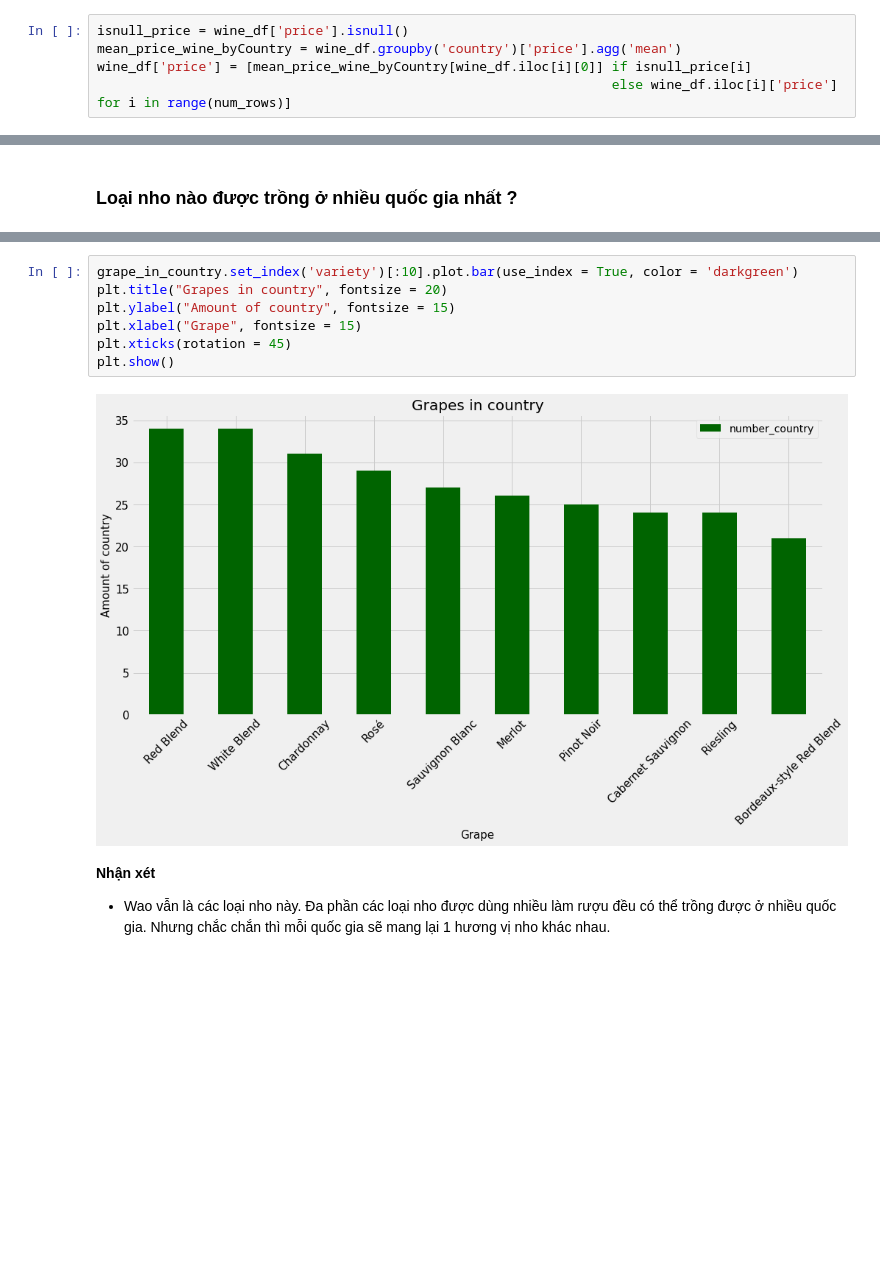
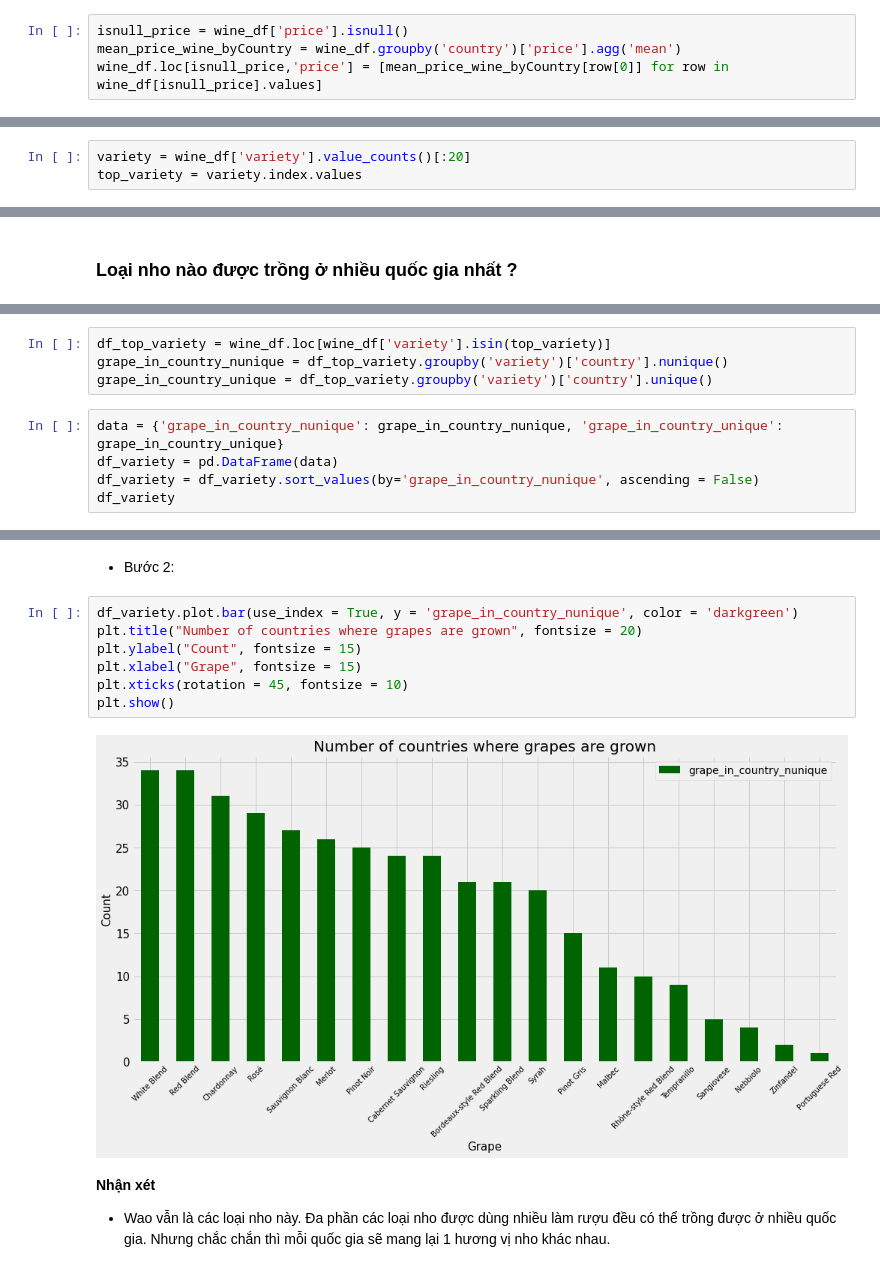
Before and after one commit to KhanhNguyen4999/LTKHDL_FinalProject, a Jupyter notebook: 1712525-NguyenNgocMinhKhanh.ipynb, the cells around one changed output, grey strips where cells are left out. Saved outputs shown, nothing was run; the diff lists cells and outputs as text; blank space fills up the shorter version.

```diff
--- a/1712525-NguyenNgocMinhKhanh.ipynb
+++ b/1712525-NguyenNgocMinhKhanh.ipynb
@@ -209,8 +216,7 @@ Xử lí với các thuộc tính numerical
 # %%
 isnull_price = wine_df['price'].isnull()
 mean_price_wine_byCountry = wine_df.groupby('country')['price'].agg('mean')
-wine_df['price'] = [mean_price_wine_byCountry[wine_df.iloc[i][0]] if isnull_price[i]
-                                                                  else wine_df.iloc[i]['price'] for i in range(num_rows)]
+wine_df.loc[isnull_price,'price'] = [mean_price_wine_byCountry[row[0]] for row in wine_df[isnull_price].values]
 # %% [markdown]
 ## Kiểm tra lại kết quả của việc xử lí
 # %%
@@ -729,3 +757,6 @@ Những loại nho làm rượu thường có kích thước nhỏ hơn nho ăn,
+# %%
+variety = wine_df['variety'].value_counts()[:20]
+top_variety = variety.index.values
 # %% [markdown]
 ### Các giống nho nào được sử dụng nhiều nhất để làm rượu vang ?
 # %%
@@ -759,0 +790,9 @@ grape_in_country.head()
+# %%
+df_top_variety = wine_df.loc[wine_df['variety'].isin(top_variety)]
+grape_in_country_nunique = df_top_variety.groupby('variety')['country'].nunique()
+grape_in_country_unique = df_top_variety.groupby('variety')['country'].unique()
+# %%
+data = {'grape_in_country_nunique': grape_in_country_nunique, 'grape_in_country_unique': grape_in_country_unique}
+df_variety = pd.DataFrame(data)
+df_variety = df_variety.sort_values(by='grape_in_country_nunique', ascending = False)
+df_variety
@@ -760,12 +818,14 @@ grape_in_country.head()
+# %% [markdown]
+- Bước 2:
 # %%
-grape_in_country.set_index('variety')[:10].plot.bar(use_index = True, color = 'darkgreen')
-plt.title("Grapes in country", fontsize = 20)
-plt.ylabel("Amount of country", fontsize = 15)
+df_variety.plot.bar(use_index = True, y = 'grape_in_country_nunique', color = 'darkgreen')
+plt.title("Number of countries where grapes are grown", fontsize = 20)
+plt.ylabel("Count", fontsize = 15)
 plt.xlabel("Grape", fontsize = 15)
-plt.xticks(rotation = 45)
+plt.xticks(rotation = 45, fontsize = 10)
 plt.show()
 # %% [output]
-[figure, old version]
+[figure, new version]
 # %% [markdown]
 **Nhận xét**
 
```
Also changed, not shown: parts of 75 cells of this notebook.
